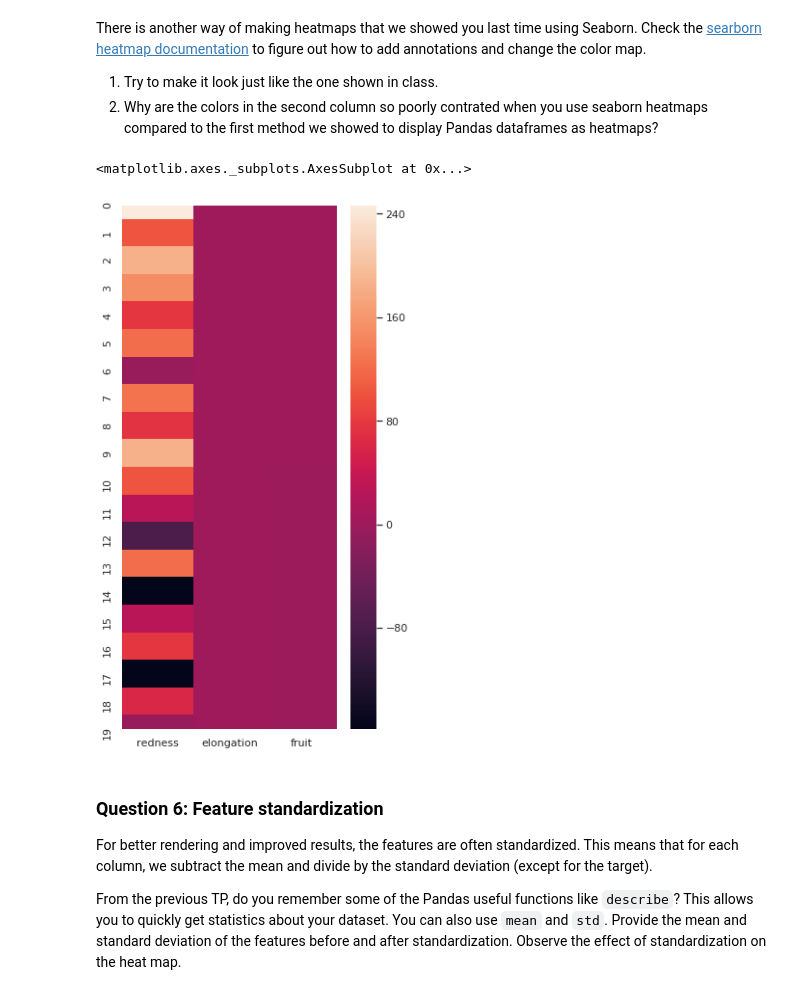
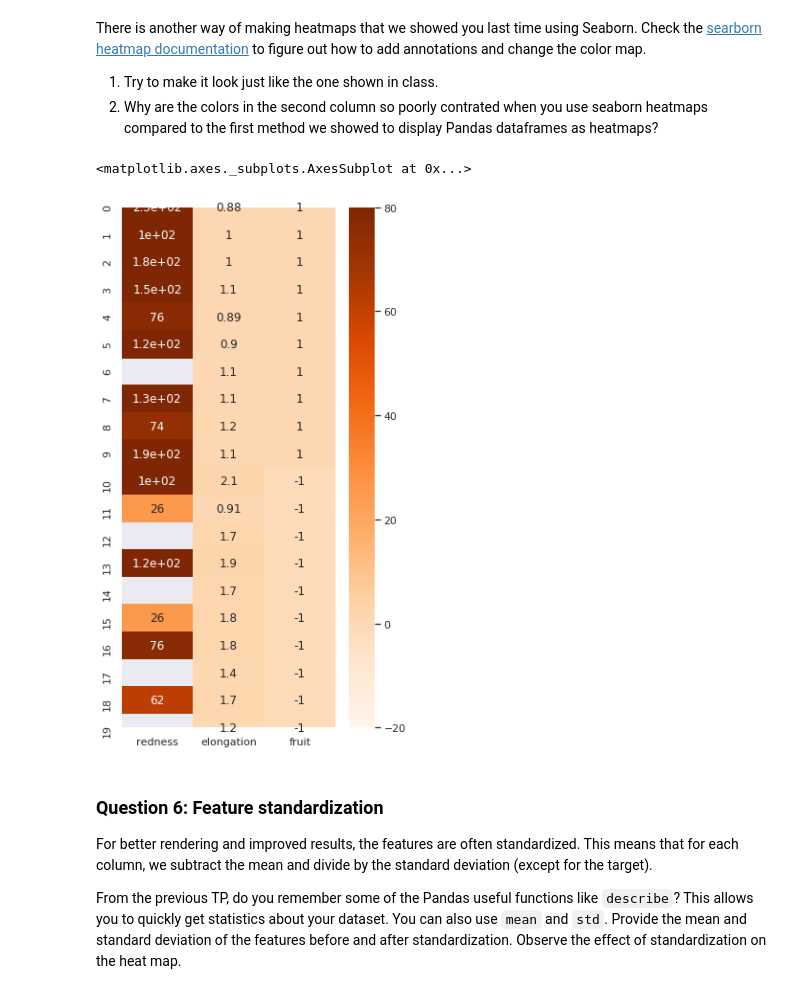
Before and after one commit to circecarletti/info232, a Jupyter notebook: TP1/TP1.ipynb, the cells around one changed output. Cells and saved outputs as stored; diff of their text form; code cells hidden in the pictures.

```diff
--- a/TP1/TP1.ipynb
+++ b/TP1/TP1.ipynb
@@ -168,7 +168,7 @@ Hint: The can be done by selecting the foreground pixels, i.e. those that are no
 ### Answer to question 3
 question = 3
 #on selectionne les cases pour lequel l'intensitée n'est pas maximale (blanc)
-redness = D[V<255]
+redness = D[D>0]
 redness = np.mean(redness)
 
 print(redness)
@@ -239,7 +239,7 @@ def extract_features(M, verbose = True):
     D = R-(G+B)/2
     V = (R+G+B)/3
 
-    redness = D[V<255]
+    redness = D[D>0]
     redness = np.mean(redness)
     if verbose:
         print("redness: {0:f}".format(redness))
@@ -361,12 +383,12 @@ There is another way of making heatmaps that we showed you last time using Seabo
 # %%
 import seaborn as sns; sns.set()
 fig = plt.figure(figsize=(5,10))
 # Put your code here the create a seaborn heat map
 # looking like the one shown in class
-sns.heatmap(_XY)
+sns.heatmap(_XY, cmap='Oranges', vmin=-20, vmax=80, annot = True)
 # %% [output]
 <matplotlib.axes._subplots.AxesSubplot at 0x...>
-[figure, old version]
+[figure, new version]
 # %% [markdown]
 ### Question 6: Feature standardization
 For better rendering and improved results, the features are often standardized. This means that for each column, we subtract the mean and divide by the standard deviation (except for the target).
```
Also changed, not shown: parts of 5 cells of this notebook.
